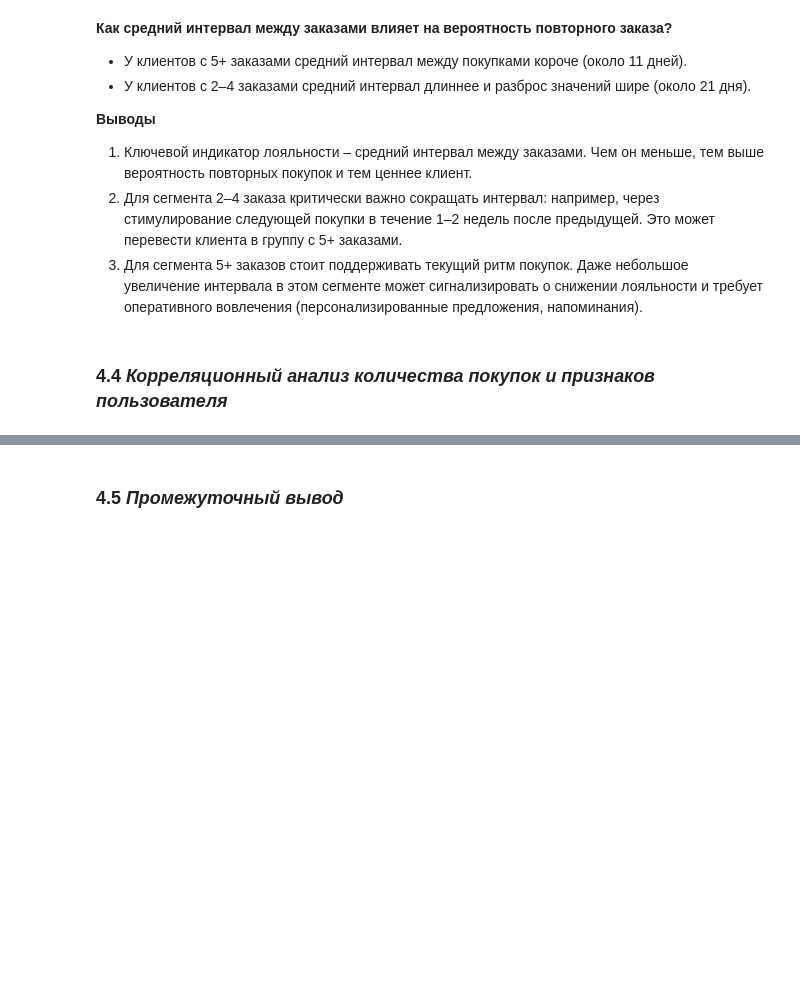
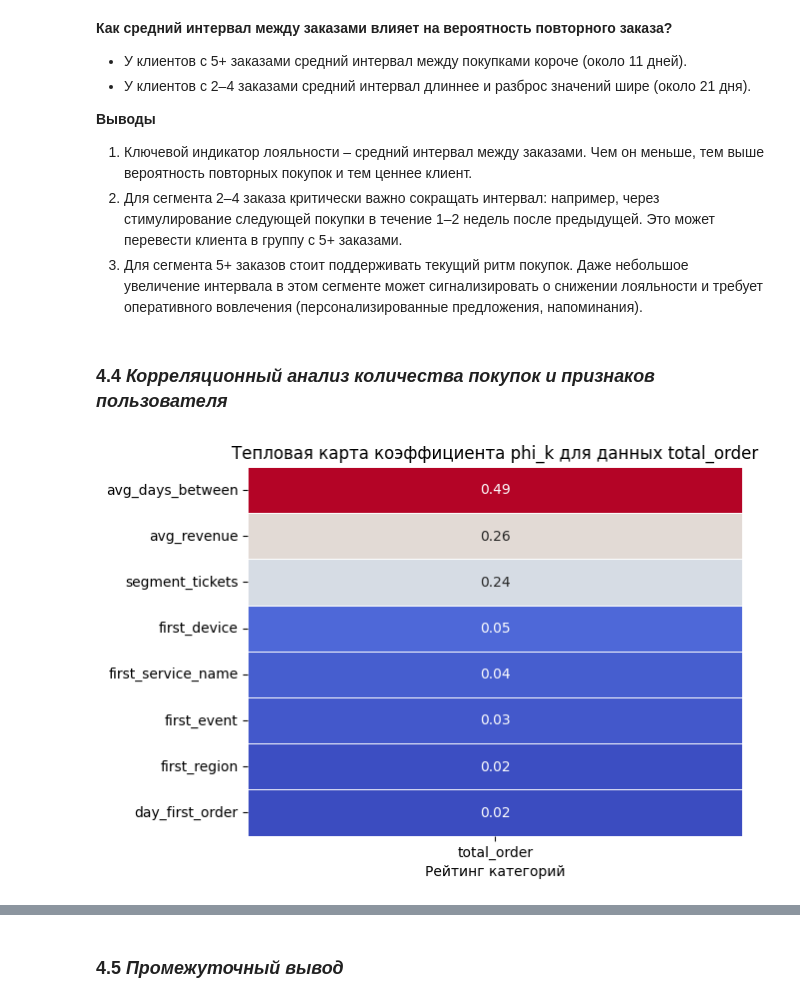
Before and after one commit to MEYakunin/Sprint9_Yandex_Afisha, a Jupyter notebook: Project.ipynb, the cells around one changed output, grey strips where cells are left out. Saved outputs shown, nothing was run; the diff lists cells and outputs as text; code cells hidden in the pictures; blank space fills up the shorter version.

```diff
--- a/Project.ipynb
+++ b/Project.ipynb
@@ -1306,3 +1306,23 @@ plt.show()
 3. Для сегмента 5+ заказов стоит поддерживать текущий ритм покупок. Даже небольшое увеличение интервала в этом сегменте может сигнализировать о снижении лояльности и требует оперативного вовлечения (персонализированные предложения, напоминания).
 # %% [markdown]
 ### 4.4 *Корреляционный анализ количества покупок и признаков пользователя*
+# %%
+# Формируем корреляционную матрицы
+interval_cols = ['total_order', 'avg_revenue', 'firstavg_tickets_service_name', 'avg_days_between']
+df_corr = df_user_profile.drop(columns=['first_order_dt', 'last_order_dt', 'avg_tickets', 'is_two', 'is_five', 'segment_total_order']).phik_matrix(interval_cols=interval_cols)
+# %%
+# Cтроим тепловую карту
+df_corr_heatmap = df_corr.loc[df_corr.index != 'total_order'][['total_order']].sort_values(by=['total_order'], ascending=False)
+sns.heatmap(df_corr_heatmap,
+           annot=True,
+           fmt='.2f',
+           cmap='coolwarm',
+           linewidths=0.5,
+           cbar=False)
+
+plt.title('Тепловая карта коэффициента phi_k для данных total_order')
+plt.xlabel('Рейтинг категорий')
+
+plt.show()
+# %% [output]
+[figure, added]
```
Also changed, not shown: parts of 4 cells of this notebook.
